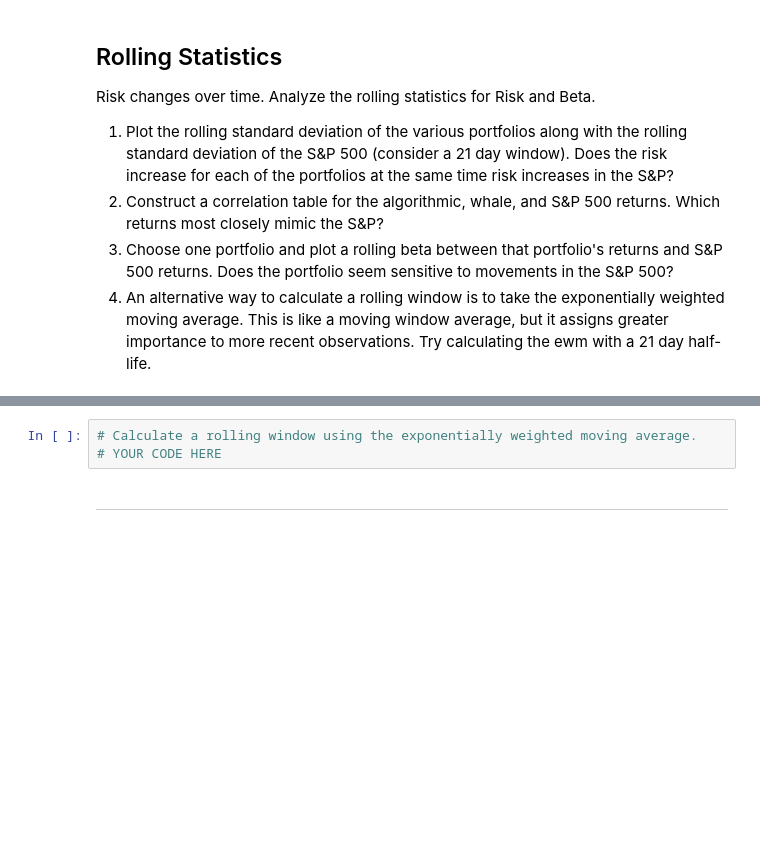
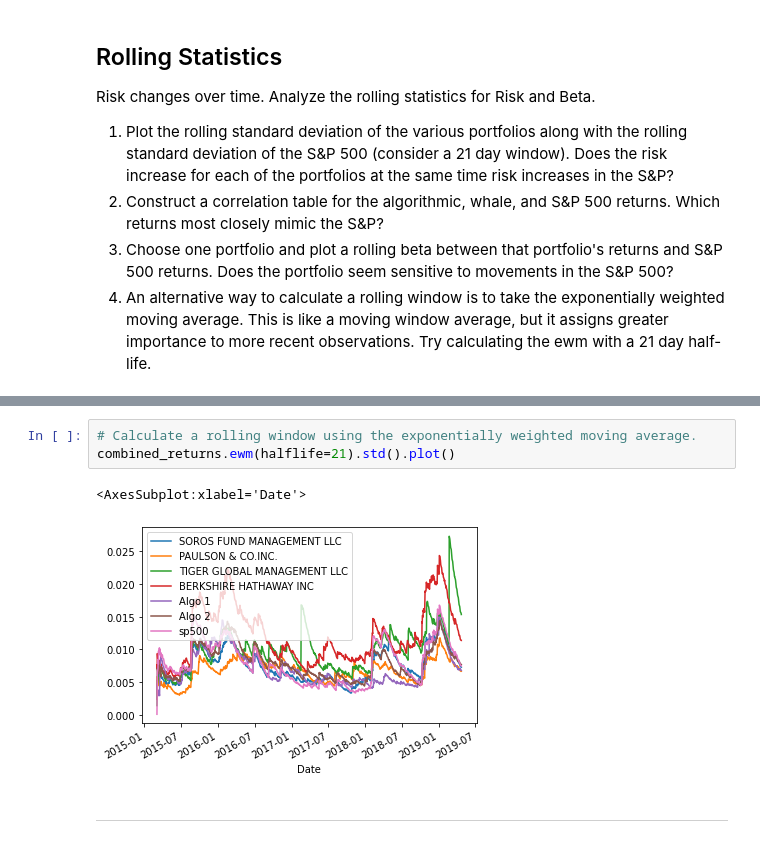
Before and after one commit to SeminoleCasa/hw-3, a Jupyter notebook: Instructions/Starter_Code/whale_analysis.ipynb, the cells around one changed output, grey strips where cells are left out. Drawn from its saved outputs; the diff is of its cells as text; blank space fills up the shorter version.

```diff
--- a/Instructions/Starter_Code/whale_analysis.ipynb
+++ b/Instructions/Starter_Code/whale_analysis.ipynb
@@ -280,6 +313,9 @@ Risk changes over time. Analyze the rolling statistics for Risk and Beta.
 # %%
 # Calculate a rolling window using the exponentially weighted moving average.
-# YOUR CODE HERE
+combined_returns.ewm(halflife=21).std().plot()
+# %% [output]
+<AxesSubplot:xlabel='Date'>
+[figure, added]
 # %% [markdown]
 ---
 # %% [markdown]
```
Also changed, not shown: parts of 8 cells of this notebook, 4 other files.
